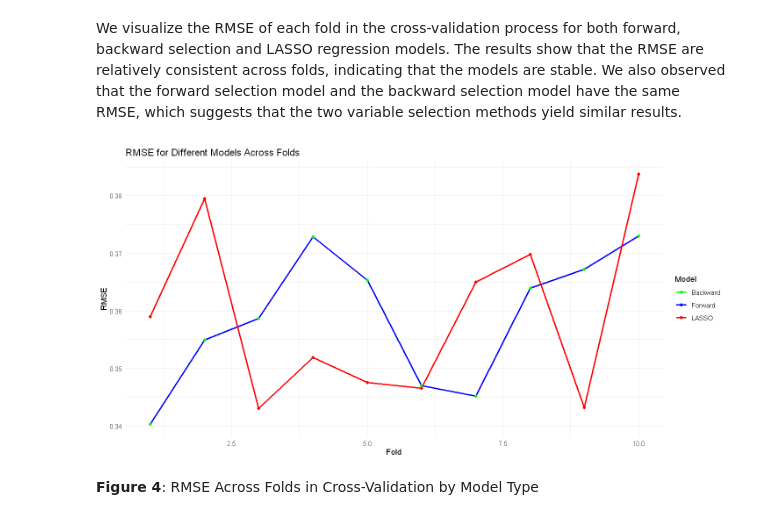
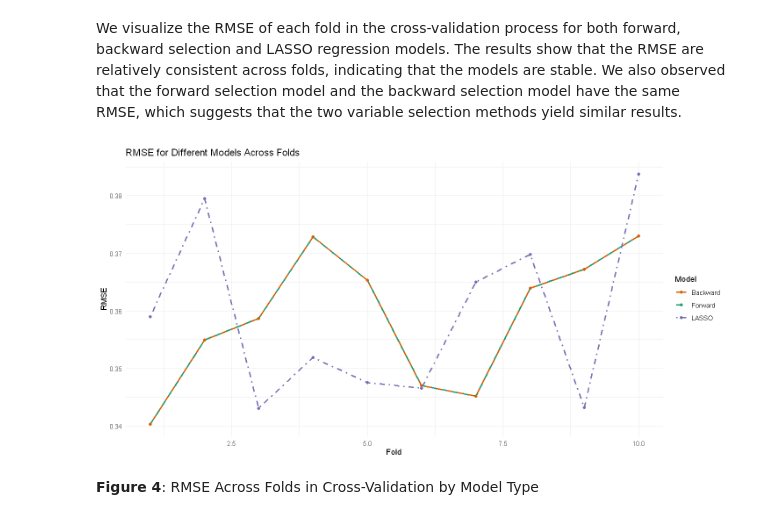
Before and after one commit to NathanPalaiologos/STAT-301-Project, a Jupyter notebook: group_16_final_report.ipynb, the cells around one changed output. Saved outputs shown, nothing was run; the diff lists cells and outputs as text; code cells hidden in the pictures.

```diff
--- a/group_16_final_report.ipynb
+++ b/group_16_final_report.ipynb
@@ -770,31 +788,33 @@ We visualize the RMSE of each fold in the cross-validation process for both forw
 # %%
 # Main developer: Nathan Zhang
 
 # Create a dataframe to store the RMSE results
 rmse_df <- data.frame(
   Fold = 1:10,
   Forward  = rmse_forward,
   Backward = rmse_backward,
   LASSO    = rmse_lasso
 )
 
 rmse_long <- rmse_df |>
   pivot_longer(cols = -Fold, names_to = "model", values_to = "rmse")
 
 # Visualize the RMSE results
 options(repr.plot.width = 12, repr.plot.height = 6)
 
-ggplot(rmse_long, aes(x = Fold, y = rmse, color = model)) +
+ggplot(rmse_long, aes(x = Fold, y = rmse, color = model, linetype = model)) +
   geom_line(linewidth = 1) +
   geom_point() +
   labs(title = "RMSE for Different Models Across Folds",
        x = "Fold",
        y = "RMSE",
-       color = "Model") +
+       color = "Model",
+       linetype = "Model") +
   theme_minimal() +
-  scale_color_manual(values = c("Forward" = "blue", "Backward" = "green", "LASSO" = "red"))
+  scale_color_manual(values = c("Forward" = "#1b9e77", "Backward" = "#d95f02", "LASSO" = "#7570b3")) +
+  scale_linetype_manual(values = c("Forward" = "dashed", "Backward" = "solid", "LASSO" = "dotdash"))
 # %% [output]
-[figure, old version]
+[figure, new version]
 # %% [markdown]
 **Figure 4**: RMSE Across Folds in Cross-Validation by Model Type
 # %%
```
Also changed, not shown: parts of 8 cells of this notebook.
